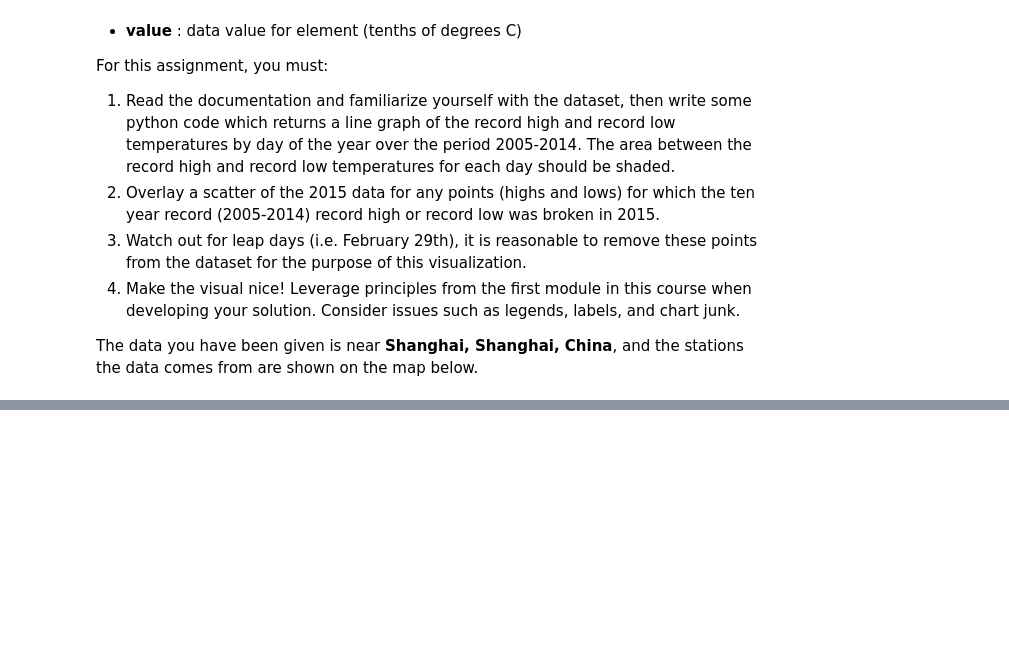
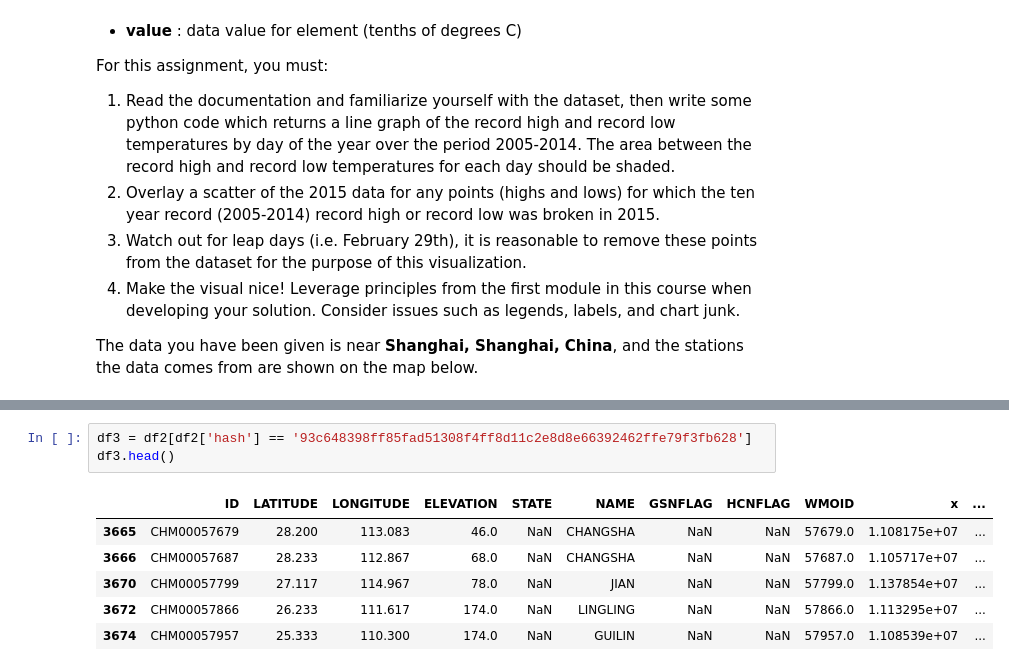
Before and after one commit to xyjsdo/DataScience, a Jupyter notebook: Course2/Assignment2.ipynb, the cells around one changed output, grey strips where cells are left out. Drawn from its saved outputs; the diff is of its cells as text; blank space fills up the shorter version.

```diff
--- a/Course2/Assignment2.ipynb
+++ b/Course2/Assignment2.ipynb
@@ -49,0 +71,10 @@ FileNotFoundError: File b'data/C2A2_data/BinSize_d18.csv' does not exist
+# %%
+df3 = df2[df2['hash'] == '93c648398ff85fad51308f4ff8d11c2e8d8e66392462ffe79f3fb628']
+df3.head()
+# %% [output]
+|  | ID | LATITUDE | LONGITUDE | ELEVATION | STATE | NAME | GSNFLAG | HCNFLAG | WMOID | x | ... |
+| 3665 | CHM00057679 | 28.200 | 113.083 | 46.0 | NaN | CHANGSHA | NaN | NaN | 57679.0 | 1.108175e+07 | ... |
+| 3666 | CHM00057687 | 28.233 | 112.867 | 68.0 | NaN | CHANGSHA | NaN | NaN | 57687.0 | 1.105717e+07 | ... |
+| 3670 | CHM00057799 | 27.117 | 114.967 | 78.0 | NaN | JIAN | NaN | NaN | 57799.0 | 1.137854e+07 | ... |
+| 3672 | CHM00057866 | 26.233 | 111.617 | 174.0 | NaN | LINGLING | NaN | NaN | 57866.0 | 1.113295e+07 | ... |
+| 3674 | CHM00057957 | 25.333 | 110.300 | 174.0 | NaN | GUILIN | NaN | NaN | 57957.0 | 1.108539e+07 | ... |
```
Also changed, not shown: parts of 5 cells of this notebook, 3 other files.
